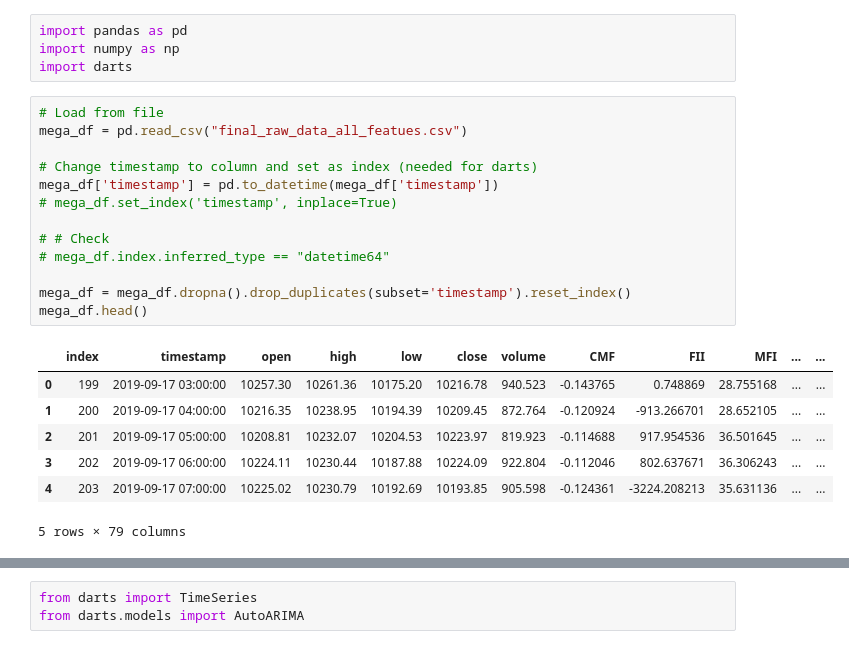
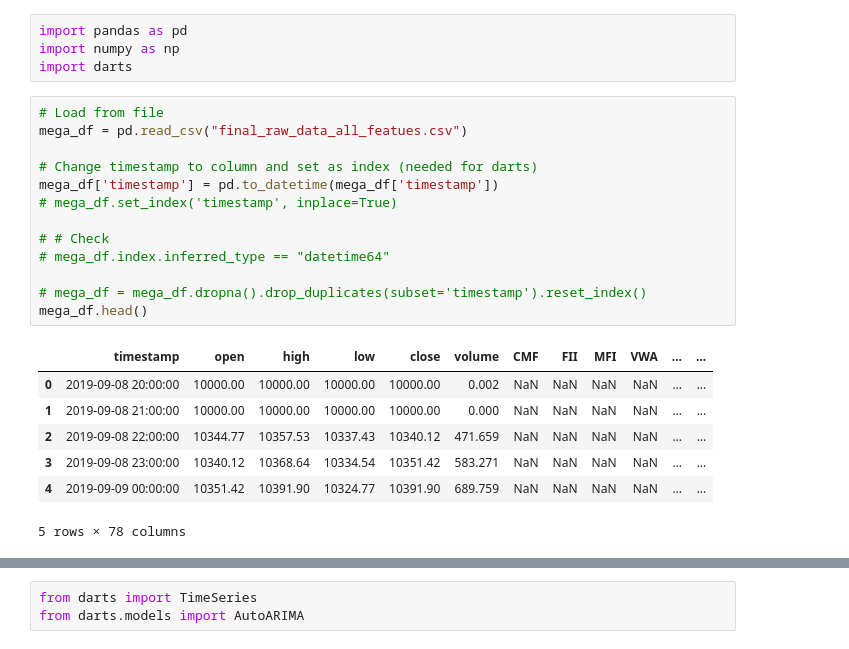
Before and after one commit to MehmetSever09/assist_trader, a Jupyter notebook: notebook/lr-darts-practice.ipynb, the cells around one changed output, grey strips where cells are left out. Drawn from its saved outputs; the diff is of its cells as text.

```diff
--- a/notebook/lr-darts-practice.ipynb
+++ b/notebook/lr-darts-practice.ipynb
@@ -5,24 +5,24 @@ import darts
 # %%
 # Load from file
 mega_df = pd.read_csv("final_raw_data_all_featues.csv")
 
 # Change timestamp to column and set as index (needed for darts)
 mega_df['timestamp'] = pd.to_datetime(mega_df['timestamp'])
 # mega_df.set_index('timestamp', inplace=True)
 
 # # Check
 # mega_df.index.inferred_type == "datetime64"
 
-mega_df = mega_df.dropna().drop_duplicates(subset='timestamp').reset_index()
+# mega_df = mega_df.dropna().drop_duplicates(subset='timestamp').reset_index()
 mega_df.head()
 # %% [output]
-|  | index | timestamp | open | high | low | close | volume | CMF | FII | MFI | ... | ... |
-| 0 | 199 | 2019-09-17 03:00:00 | 10257.30 | 10261.36 | 10175.20 | 10216.78 | 940.523 | -0.143765 | 0.748869 | 28.755168 | ... | ... |
-| 1 | 200 | 2019-09-17 04:00:00 | 10216.35 | 10238.95 | 10194.39 | 10209.45 | 872.764 | -0.120924 | -913.266701 | 28.652105 | ... | ... |
-| 2 | 201 | 2019-09-17 05:00:00 | 10208.81 | 10232.07 | 10204.53 | 10223.97 | 819.923 | -0.114688 | 917.954536 | 36.501645 | ... | ... |
-| 3 | 202 | 2019-09-17 06:00:00 | 10224.11 | 10230.44 | 10187.88 | 10224.09 | 922.804 | -0.112046 | 802.637671 | 36.306243 | ... | ... |
-| 4 | 203 | 2019-09-17 07:00:00 | 10225.02 | 10230.79 | 10192.69 | 10193.85 | 905.598 | -0.124361 | -3224.208213 | 35.631136 | ... | ... |
+|  | timestamp | open | high | low | close | volume | CMF | FII | MFI | VWA | ... | ... |
+| 0 | 2019-09-08 20:00:00 | 10000.00 | 10000.00 | 10000.00 | 10000.00 | 0.002 | NaN | NaN | NaN | NaN | ... | ... |
+| 1 | 2019-09-08 21:00:00 | 10000.00 | 10000.00 | 10000.00 | 10000.00 | 0.000 | NaN | NaN | NaN | NaN | ... | ... |
+| 2 | 2019-09-08 22:00:00 | 10344.77 | 10357.53 | 10337.43 | 10340.12 | 471.659 | NaN | NaN | NaN | NaN | ... | ... |
+| 3 | 2019-09-08 23:00:00 | 10340.12 | 10368.64 | 10334.54 | 10351.42 | 583.271 | NaN | NaN | NaN | NaN | ... | ... |
+| 4 | 2019-09-09 00:00:00 | 10351.42 | 10391.90 | 10324.77 | 10391.90 | 689.759 | NaN | NaN | NaN | NaN | ... | ... |
-5 rows × 79 columns
+5 rows × 78 columns
 # %%
 mega_df['timestamp']
 # %% [output]
```
Also changed, not shown: parts of 4 cells of this notebook, 2 other files.
